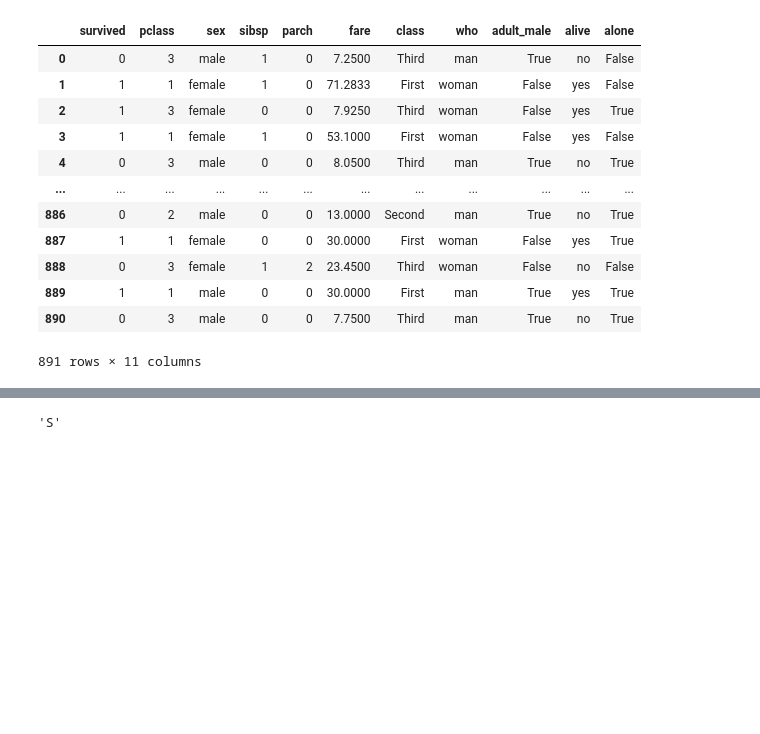
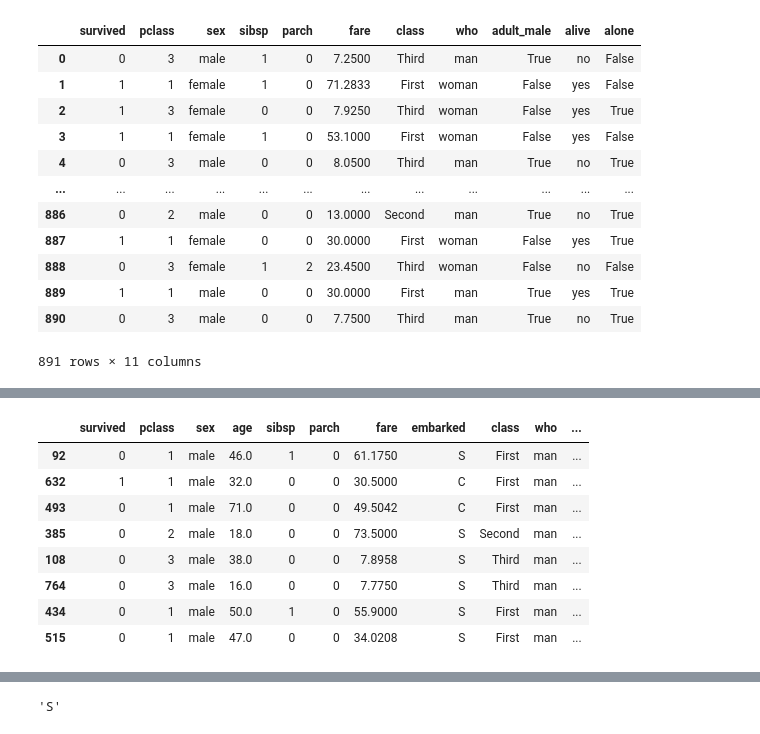
Before and after one commit to Niraj7272/DataScience, a Jupyter notebook: Practice/Feature_Engineering.ipynb, the cells around one changed output, grey strips where cells are left out. Cells and saved outputs as stored; diff of their text form; code cells hidden in the pictures; blank space fills up the shorter version.

```diff
--- a/Practice/Feature_Engineering.ipynb
+++ b/Practice/Feature_Engineering.ipynb
@@ -386,0 +416,15 @@ dtype: int64
+# %%
+# Median Imputation --> Used when data contains outliers.
+df['Age_median'] = df['age'].fillna(df['age'].median())
+# %%
+df.sample(8)
+# %% [output]
+|  | survived | pclass | sex | age | sibsp | parch | fare | embarked | class | who | ... |
+| 92 | 0 | 1 | male | 46.0 | 1 | 0 | 61.1750 | S | First | man | ... |
+| 632 | 1 | 1 | male | 32.0 | 0 | 0 | 30.5000 | C | First | man | ... |
+| 493 | 0 | 1 | male | 71.0 | 0 | 0 | 49.5042 | C | First | man | ... |
+| 385 | 0 | 2 | male | 18.0 | 0 | 0 | 73.5000 | S | Second | man | ... |
+| 108 | 0 | 3 | male | 38.0 | 0 | 0 | 7.8958 | S | Third | man | ... |
+| 764 | 0 | 3 | male | 16.0 | 0 | 0 | 7.7750 | S | Third | man | ... |
+| 434 | 0 | 1 | male | 50.0 | 1 | 0 | 55.9000 | S | First | man | ... |
+| 515 | 0 | 1 | male | 47.0 | 0 | 0 | 34.0208 | S | First | man | ... |
```
Also changed, not shown: parts of 47 cells of this notebook.
